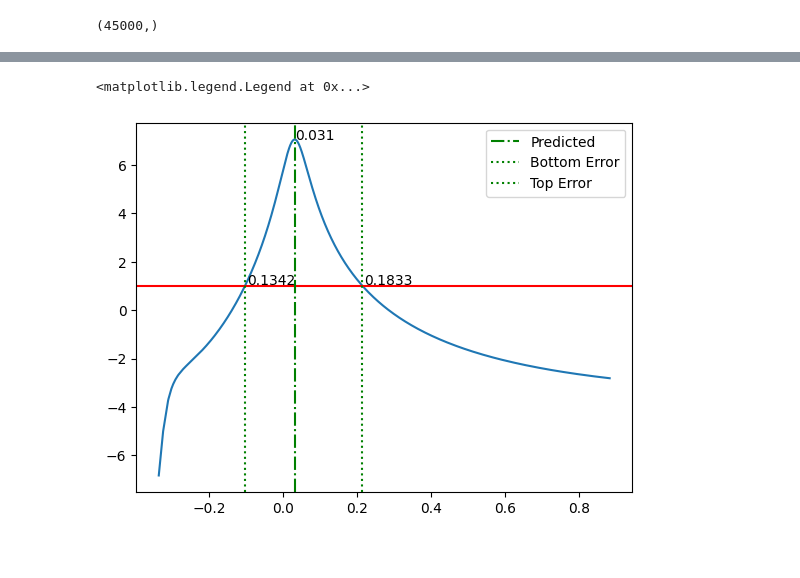
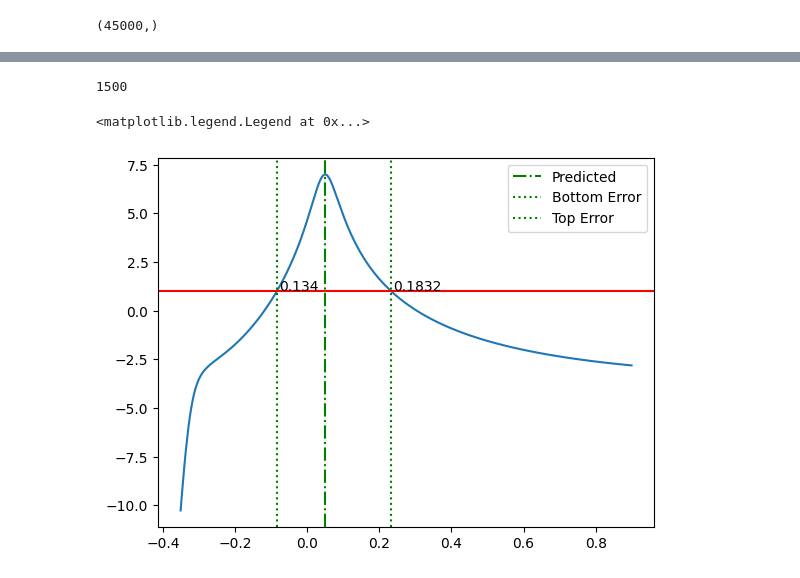
Before and after one commit to arjun-pandi/project_cosmology, a Jupyter notebook: Planks2/OneD-Copy1.ipynb, the cells around one changed output, grey strips where cells are left out. Cells and saved outputs as stored; diff of their text form; code cells hidden in the pictures.

```diff
--- a/Planks2/OneD-Copy1.ipynb
+++ b/Planks2/OneD-Copy1.ipynb
@@ -161,18 +165,18 @@ def emcee1(a,o):
     return (s)
 # %%
 ndim = 1 #Number Of Dimension
-nwalkers = 50 #Number of Walkers
-
+nwalkers = 70 #Number of Walkers
+para = [0.0228,0.1208,67.29,0.0542,0.945,2.0969] #set basic parameters
 import emcee #import Emcee
-erty = [0.0228,0.1224,67.85,0.968,2.0196]
+erty = [0.0228,0.1208,67.29,0.945,2.0969]
 sampler = emcee.EnsembleSampler(nwalkers, ndim, emcee1, args=[erty]) #ensampler
 
 p_initial = [] #setting the initial values for the function to calulate
 for l in np.arange(nwalkers):
-    s = np.random.uniform(0,0.9)
+    s = np.random.uniform(-0.3,0.3)
     p_initial.append([s])
 # %%
 state = sampler.run_mcmc(p_initial,100,progress = True) #running the sampler with p0 intitals
 sampler.reset()
 # %%
-sampler.run_mcmc(state, 1000,progress = True #running the sampler for new samples
+sampler.run_mcmc(state, 1000,progress = True) #running the sampler for new samples
@@ -209,16 +233,17 @@ print(np.shape(np.mean(flat_samples,axis=1)))
 # %% [output]
 (45000,)
 # %%
+"""ref = 0.0228,0.1208,67.29,0.0542,0.945,2.0969 """
 def cobaya_com(tau): #same Function cobaya
-    return (10 - np.log(Cosmo_Power(0.0222,0.1204,68,tau,0.964,2.01)))
+    return (10 - np.log(Cosmo_Power(0.0228,0.1208,67.29,tau,0.945,2.0969)))
 # %%
 #COBAYA
 # below is parameters for 6 parameter cosmopower
 info = {"likelihood": {"cosmo1": cobaya_com}}
 info["params"] = {
-    "tau": {"prior": {"min": -0.4, "max": 0.9}, "proposal": 0.00001},
+    "tau": {"prior": {"min": -0.4, "max": 0.9}, "proposal": 0.000001},
 }
-info["sampler"] = {"mcmc": {"Rminus1_stop": 0.001, "max_tries": 1000}}
+info["sampler"] = {"mcmc": {"Rminus1_stop": 0.0001, "max_tries": 1000}}
 updated_info, sampler = run(info)
 # %% [output]
 [cosmo1] Initialized external likelihood.
@@ -307,13 +331,17 @@ For the parameter  omb  The acquired value is 0.030995440837710202
+# %%
+rm
+# %% [output]
+1500
 # %%
 plt.plot(x2,y1)
 plt.axhline(y=1, color='r', linestyle='-')
 plt.axvline(x=Ps_Max, color='green',linestyle='-.', label="Predicted")
 plt.axvline(x=Ps_Max - Ps_BT, color='green',linestyle='dotted', label="Bottom Error")
 plt.axvline(x=Ps_Max + Ps_UP, color='green',linestyle='dotted', label="Top Error")
-plt.annotate(np.round(Ps_Max,4), xy=(Ps_Max, rm[0]), xytext=(Ps_Max,ymax))
+plt.annotate(np.round(Ps_Max,4), xy=(Ps_Max, rm), xytext=(Ps_Max,ymax))
 plt.annotate(np.round(Ps_BT,4), xy=(Ps_Max - Ps_BT, 1), xytext=(Ps_Max - Ps_BT +0.005, 1.05),)
 plt.annotate(np.round(Ps_UP,4), xy=(Ps_Max + Ps_UP, 1), xytext=(Ps_Max + Ps_UP +0.005, 1.05),)
 plt.legend()
 # %% [output]
 <matplotlib.legend.Legend at 0x...>
-[figure, old version]
+[figure, new version]
```
Also changed, not shown: parts of 11 cells of this notebook, 4 other files.
